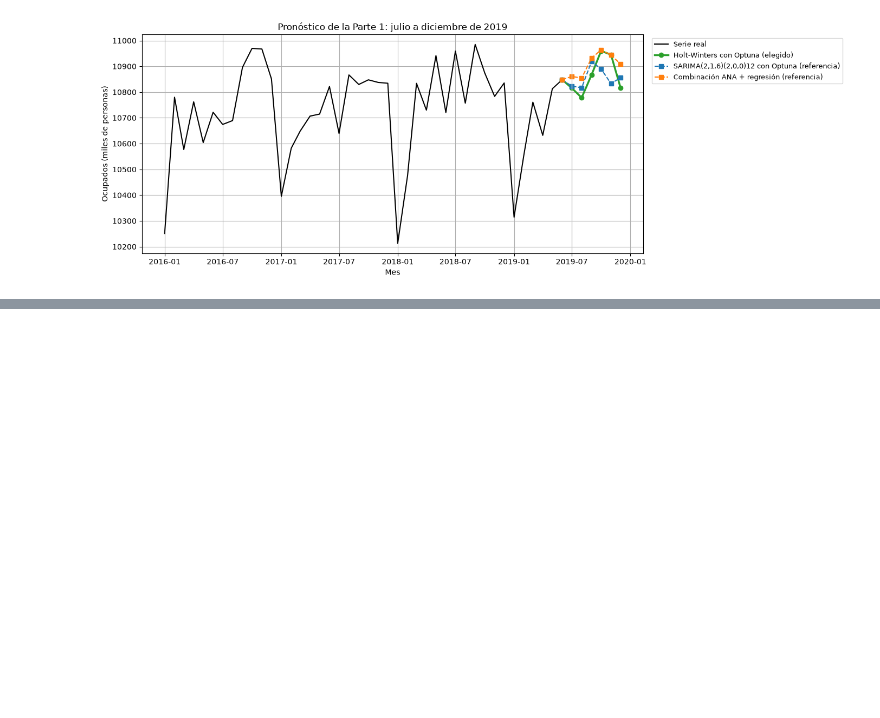
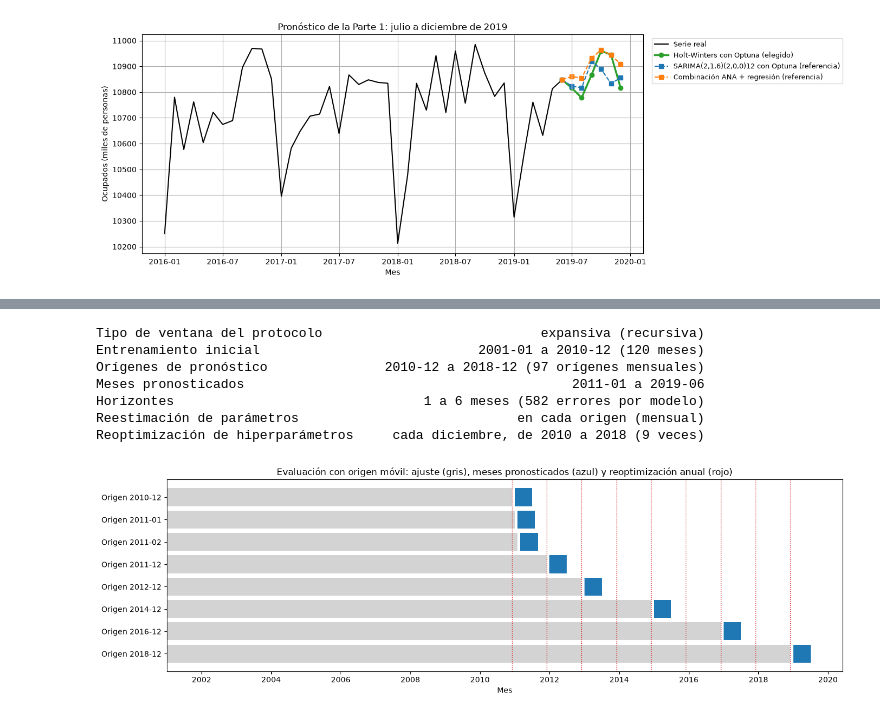
Before and after one commit to juanestebancg2806/ml3-time-series-forecasting, a Jupyter notebook: taller2/taller2_pronostico_ocupados.ipynb, the cells around one changed output, grey strips where cells are left out. Cells and saved outputs as stored; diff of their text form; code cells hidden in the pictures; blank space fills up the shorter version.

```diff
--- a/taller2/taller2_pronostico_ocupados.ipynb
+++ b/taller2/taller2_pronostico_ocupados.ipynb
@@ -3253,0 +3299,79 @@ Crecimiento frente al mismo mes de 2018 (%):
+# %%
+# --- Sección 11: protocolo de evaluación con origen móvil ---
+class OrigenMovil:
+    """Esquema de evaluación con origen móvil mensual y ventana expansiva.
+
+    En cada origen, los modelos se ajustan con todos los meses hasta el origen (incluido) y pronostican los
+    h meses siguientes. Solo se usan orígenes con los h meses siguientes observados, de modo que todos los
+    modelos se evalúan con los mismos orígenes, horizontes y valores reales. Tiene la misma interfaz que
+    TimeSeriesSplit (split, get_n_splits, gap y max_train_size), para usarlo con evaluar_validacion.
+    """
+    gap = 0                 # el primer mes pronosticado es el siguiente al origen
+    max_train_size = None   # ventana expansiva: cada origen usa toda la historia disponible
+
+    def __init__(self, primer_origen, ultimo_origen, h):
+        self.primer_origen, self.ultimo_origen, self.h = pd.Timestamp(primer_origen), pd.Timestamp(ultimo_origen), h
+
+    def split(self, serie):
+        for origen in pd.date_range(self.primer_origen, self.ultimo_origen, freq="MS"):
+            n_ajuste = serie.index.get_loc(origen) + 1
+            assert n_ajuste + self.h <= len(serie), f"el origen {origen:%Y-%m} no tiene {self.h} meses observados"
+            yield np.arange(n_ajuste), np.arange(n_ajuste, n_ajuste + self.h)
+
+    def get_n_splits(self, serie=None):
+        return len(pd.date_range(self.primer_origen, self.ultimo_origen, freq="MS"))
+
+
+# Protocolo: 120 meses iniciales (enero de 2001 a diciembre de 2010) y orígenes mensuales hasta diciembre de
+# 2018, el último con los 6 meses siguientes observados (enero a junio de 2019)
+MESES_INICIALES = 120
+primer_origen = ocupados.index[MESES_INICIALES - 1]
+ultimo_origen = ocupados.index[-horizonte - 1]
+origenes = OrigenMovil(primer_origen, ultimo_origen, horizonte)
+cortes_origen = list(origenes.split(ocupados))
+assert len(cortes_origen) == origenes.get_n_splits() == 97
+assert all(len(idx_validacion) == horizonte for _, idx_validacion in cortes_origen)
+
+# Reoptimización anual: los hiperparámetros elegidos con los datos hasta diciembre de cada año se usan en los
+# orígenes de ese diciembre a noviembre del año siguiente
+anios_reoptimizacion = list(range(primer_origen.year, ultimo_origen.year + 1))
+anio_hiperparametros = {origen: origen.year if origen.month == 12 else origen.year - 1
+                        for origen in pd.date_range(primer_origen, ultimo_origen, freq="MS")}
+
+resumen_protocolo = pd.Series({
+    "Tipo de ventana del protocolo": "expansiva (recursiva)",
+    "Entrenamiento inicial": f"{ocupados.index[0]:%Y-%m} a {primer_origen:%Y-%m} ({MESES_INICIALES} meses)",
+    "Orígenes de pronóstico": f"{primer_origen:%Y-%m} a {ultimo_origen:%Y-%m} ({len(cortes_origen)} orígenes mensuales)",
+    "Meses pronosticados": f"{ocupados.index[MESES_INICIALES]:%Y-%m} a {ocupados.index[-1]:%Y-%m}",
+    "Horizontes": f"1 a {horizonte} meses ({len(cortes_origen) * horizonte} errores por modelo)",
+    "Reestimación de parámetros": "en cada origen (mensual)",
+    "Reoptimización de hiperparámetros": f"cada diciembre, de {anios_reoptimizacion[0]} a {anios_reoptimizacion[-1]} "
+                                          f"({len(anios_reoptimizacion)} veces)",
+})
+print(resumen_protocolo.to_string())
+
+# Diagrama: meses de ajuste y meses pronosticados de algunos orígenes, y los diciembres de reoptimización
+origenes_diagrama = [cortes_origen[i] for i in (0, 1, 2, 12, 24, 48, 72, 96)]
+fig, ax = plt.subplots(figsize=(14, 4.5))
+for fila, (idx_ajuste, idx_validacion) in enumerate(origenes_diagrama, start=1):
+    ax.barh(fila, ocupados.index[idx_ajuste[-1]] - ocupados.index[0], left=ocupados.index[0], color="lightgray")
+    ax.barh(fila, ocupados.index[idx_validacion[-1]] - ocupados.index[idx_validacion[0]] + pd.Timedelta(days=30),
+            left=ocupados.index[idx_validacion[0]], color="C0")
+for anio in anios_reoptimizacion:
+    ax.axvline(pd.Timestamp(f"{anio}-12-01"), color="C3", linestyle=":", linewidth=1)
+ax.set_yticks(range(1, len(origenes_diagrama) + 1))
+ax.set_yticklabels([f"Origen {ocupados.index[idx_ajuste[-1]]:%Y-%m}" for idx_ajuste, _ in origenes_diagrama])
+ax.invert_yaxis()
+ax.set_title("Evaluación con origen móvil: ajuste (gris), meses pronosticados (azul) y reoptimización anual (rojo)")
+ax.set_xlabel("Mes")
+plt.tight_layout()
+plt.show()
+# %% [output]
+Tipo de ventana del protocolo                            expansiva (recursiva)
+Entrenamiento inicial                            2001-01 a 2010-12 (120 meses)
+Orígenes de pronóstico               2010-12 a 2018-12 (97 orígenes mensuales)
+Meses pronosticados                                          2011-01 a 2019-06
+Horizontes                                1 a 6 meses (582 errores por modelo)
+Reestimación de parámetros                            en cada origen (mensual)
+Reoptimización de hiperparámetros     cada diciembre, de 2010 a 2018 (9 veces)
+[figure, added]
```
Also changed, not shown: parts of 8 cells of this notebook.
